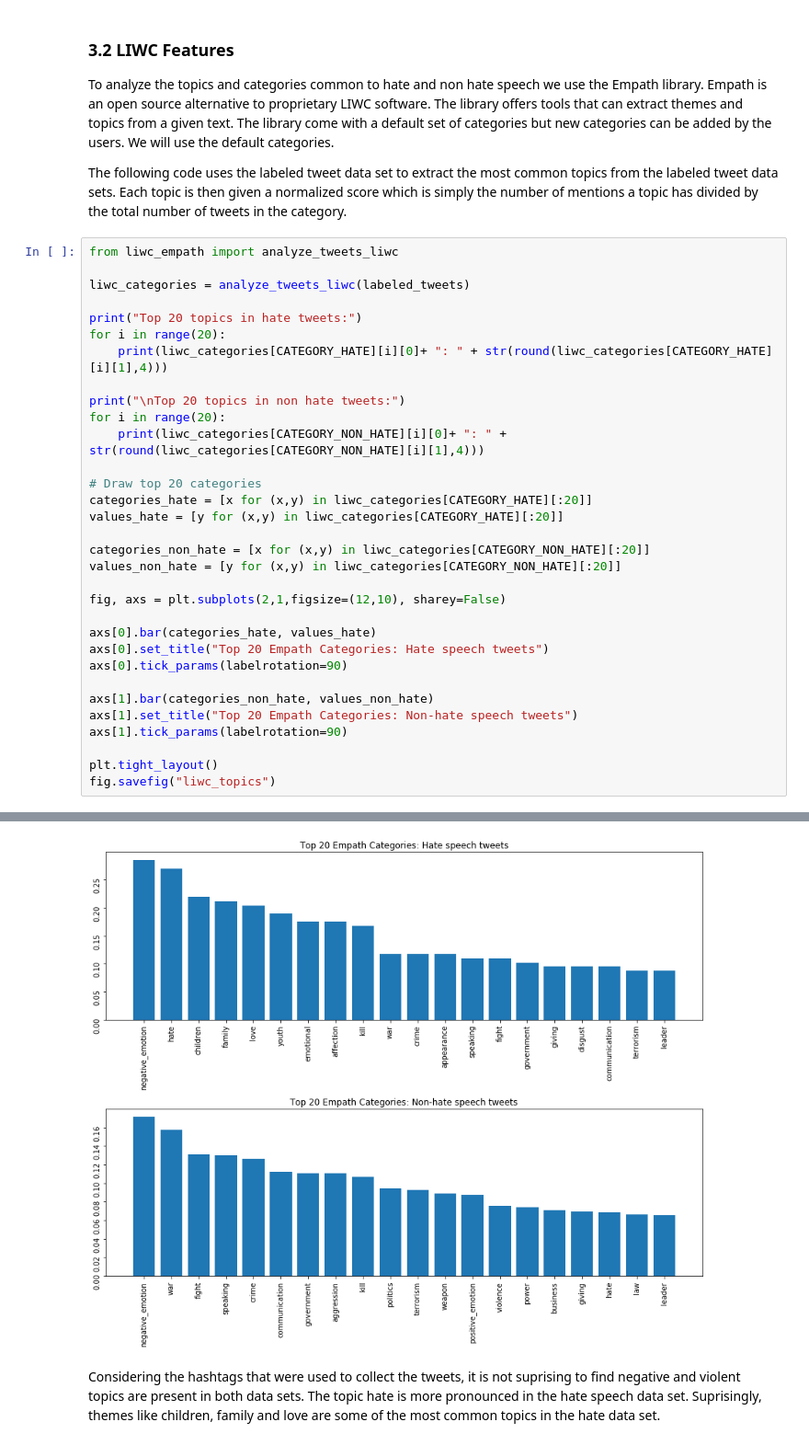
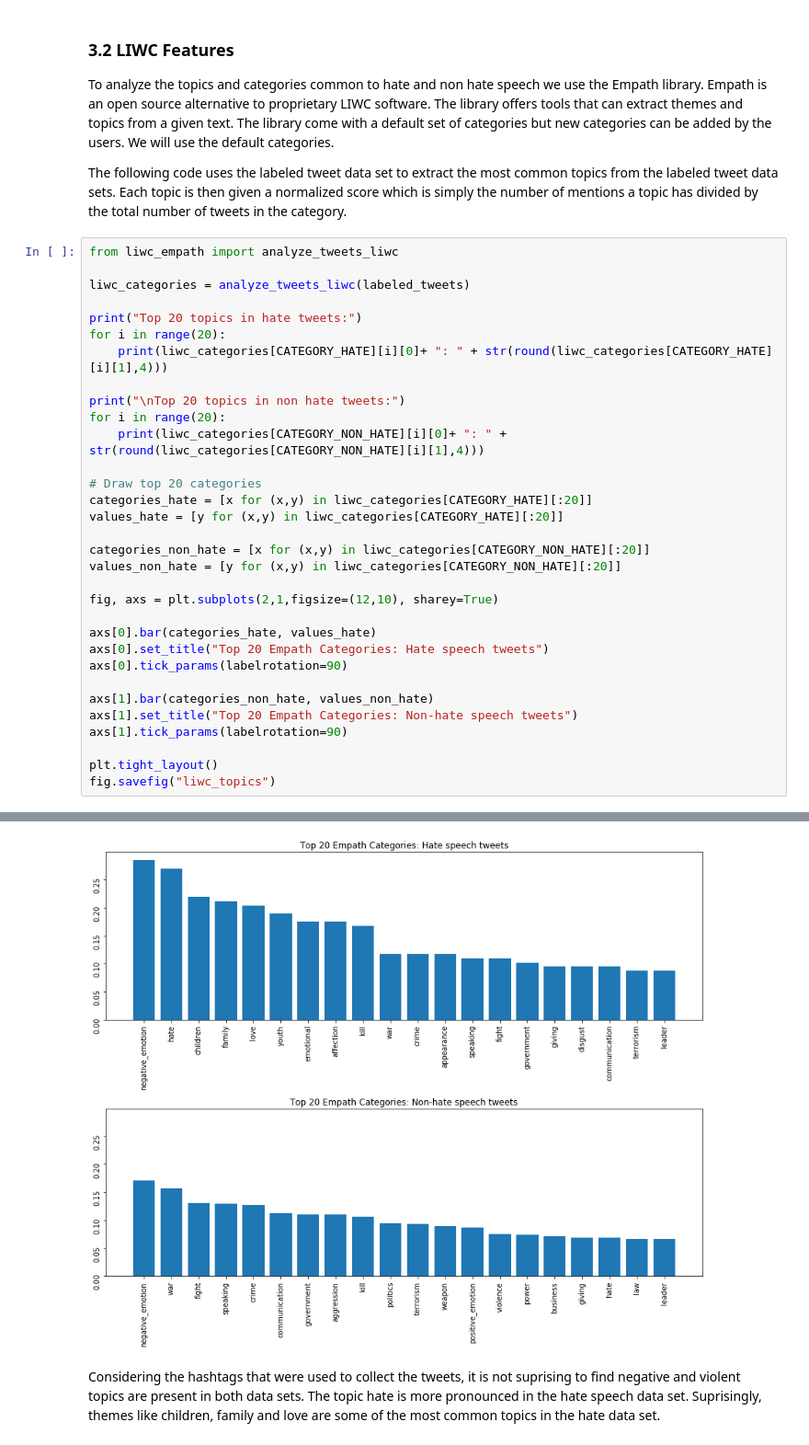
Before and after one commit to tokuosma/NLP2019, a Jupyter notebook: Notebook/Hate speech detection 2.ipynb, the cells around one changed output, grey strips where cells are left out. Shown at 92% size. Drawn from its saved outputs; the diff is of its cells as text.

```diff
--- a/Notebook/Hate speech detection 2.ipynb
+++ b/Notebook/Hate speech detection 2.ipynb
@@ -209,37 +221,37 @@ values_hate = [y for (x,y) in liwc_categories[CATEGORY_HATE][:20]]
 categories_non_hate = [x for (x,y) in liwc_categories[CATEGORY_NON_HATE][:20]]
 values_non_hate = [y for (x,y) in liwc_categories[CATEGORY_NON_HATE][:20]]
 
-fig, axs = plt.subplots(2,1,figsize=(12,10), sharey=False)
+fig, axs = plt.subplots(2,1,figsize=(12,10), sharey=True)
 
 axs[0].bar(categories_hate, values_hate)
 axs[0].set_title("Top 20 Empath Categories: Hate speech tweets")
 axs[0].tick_params(labelrotation=90)
 
 axs[1].bar(categories_non_hate, values_non_hate)
 axs[1].set_title("Top 20 Empath Categories: Non-hate speech tweets")
 axs[1].tick_params(labelrotation=90)
 
 plt.tight_layout()
 fig.savefig("liwc_topics")
 # %% [output]
 Top 20 topics in hate tweets:
 negative_emotion: 0.2847
 hate: 0.2701
 children: 0.219
 family: 0.2117
 love: 0.2044
 youth: 0.1898
 emotional: 0.1752
 affection: 0.1752
 kill: 0.1679
 war: 0.1168
 crime: 0.1168
 ... (27 lines left out)
 giving: 0.0693
 hate: 0.0684
 law: 0.0665
 leader: 0.0655
-[figure, old version]
+[figure, new version]
 # %% [markdown]
 Considering the hashtags that were used to collect the tweets, it is not suprising to find negative and violent topics are present in both data sets. The topic hate is more pronounced in the hate speech data set. Suprisingly, themes like children, family and love are some of the most common topics in the hate data set.
 # %% [markdown]
```
Also changed, not shown: parts of 9 cells of this notebook, 1 other file.
